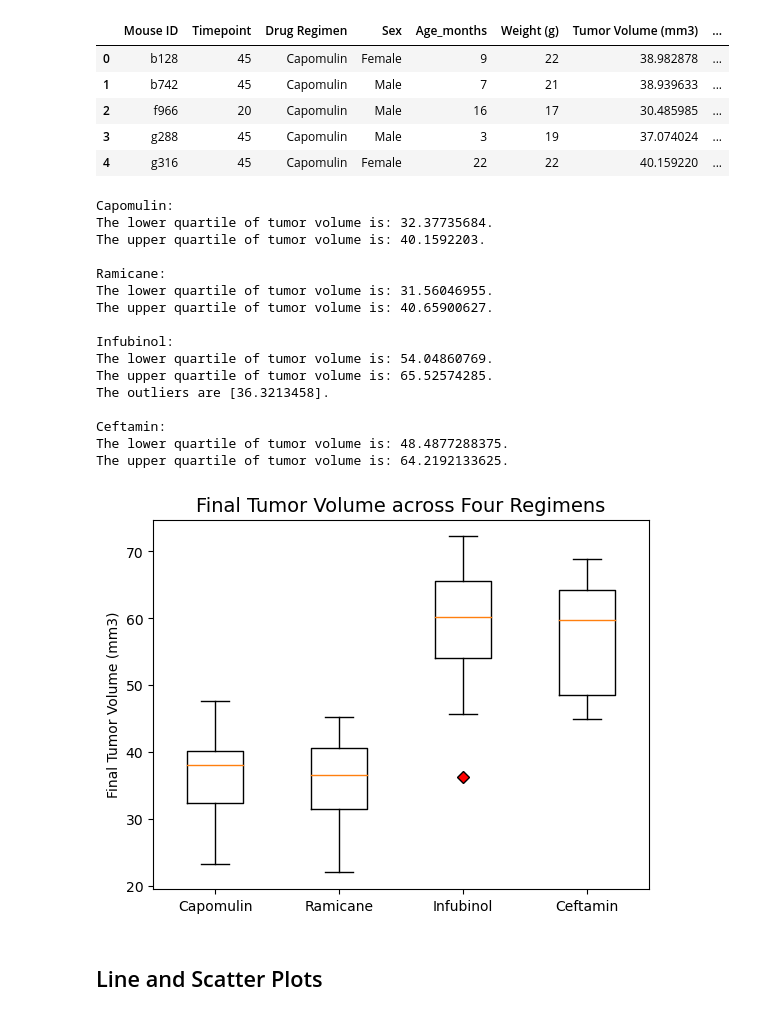
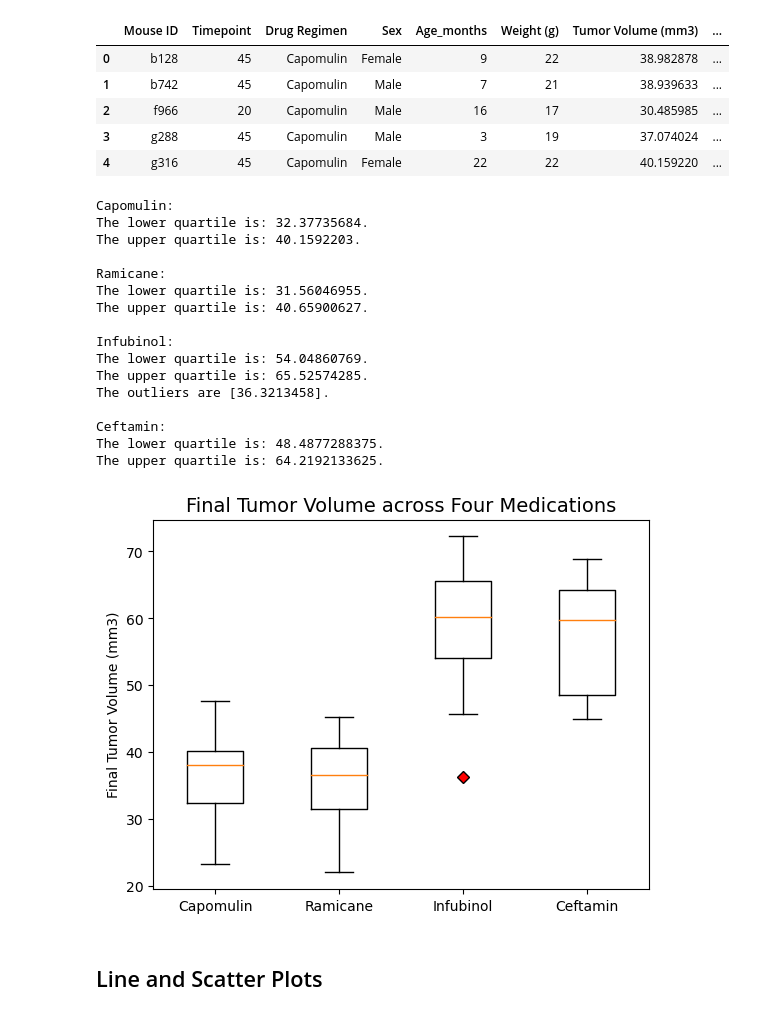
Before and after one commit to DakNewcomb/Module_5_challenge, a Jupyter notebook: Pymaceuticals/pymaceuticals_starter.ipynb, the cells around one changed output. Cells and saved outputs as stored; diff of their text form; code cells hidden in the pictures.

```diff
--- a/Pymaceuticals/pymaceuticals_starter.ipynb
+++ b/Pymaceuticals/pymaceuticals_starter.ipynb
@@ -223,8 +223,8 @@ for i in range(len(t_vol)):
     upper = quartiles[0.75]
     iqr = upper-lower
     print(f"\n{meds[i]}:")
-    print(f"The lower quartile of tumor volume is: {lower}.")
-    print(f"The upper quartile of tumor volume is: {upper}.")
+    print(f"The lower quartile is: {lower}.")
+    print(f"The upper quartile is: {upper}.")
     lower_bound = lower - (1.5*iqr)
     upper_bound = upper + (1.5*iqr)
 
@@ -236,32 +236,32 @@ for i in range(len(t_vol)):
             print(f"The outliers are {outlier_list}.")
 # %% [output]
 Capomulin:
-The lower quartile of tumor volume is: 32.37735684.
-The upper quartile of tumor volume is: 40.1592203.
+The lower quartile is: 32.37735684.
+The upper quartile is: 40.1592203.
 
 Ramicane:
-The lower quartile of tumor volume is: 31.56046955.
-The upper quartile of tumor volume is: 40.65900627.
+The lower quartile is: 31.56046955.
+The upper quartile is: 40.65900627.
 
 Infubinol:
-The lower quartile of tumor volume is: 54.04860769.
-The upper quartile of tumor volume is: 65.52574285.
+The lower quartile is: 54.04860769.
+The upper quartile is: 65.52574285.
 The outliers are [36.3213458].
 
 Ceftamin:
-The lower quartile of tumor volume is: 48.4877288375.
-The upper quartile of tumor volume is: 64.2192133625.
+The lower quartile is: 48.4877288375.
+The upper quartile is: 64.2192133625.
 # %%
 # Generate a box plot that shows the distrubution of the tumor volume for each treatment group.
 distribution = dict(markerfacecolor = "r", marker = "D")
 fig1, ax1 = plt.subplots()
 ax1.set_ylabel("Final Tumor Volume (mm3)")
 ax1.boxplot(t_vol, flierprops = distribution)
-ax1.set_title("Final Tumor Volume across Four Regimens", fontsize = 14)
+ax1.set_title("Final Tumor Volume across Four Medications", fontsize = 14)
 ax1.set_xticklabels(meds)
 plt.show()
 # %% [output]
-[figure, old version]
+[figure, new version]
 # %% [markdown]
 ## Line and Scatter Plots
 # %%
```
Also changed, not shown: parts of 5 cells of this notebook.
